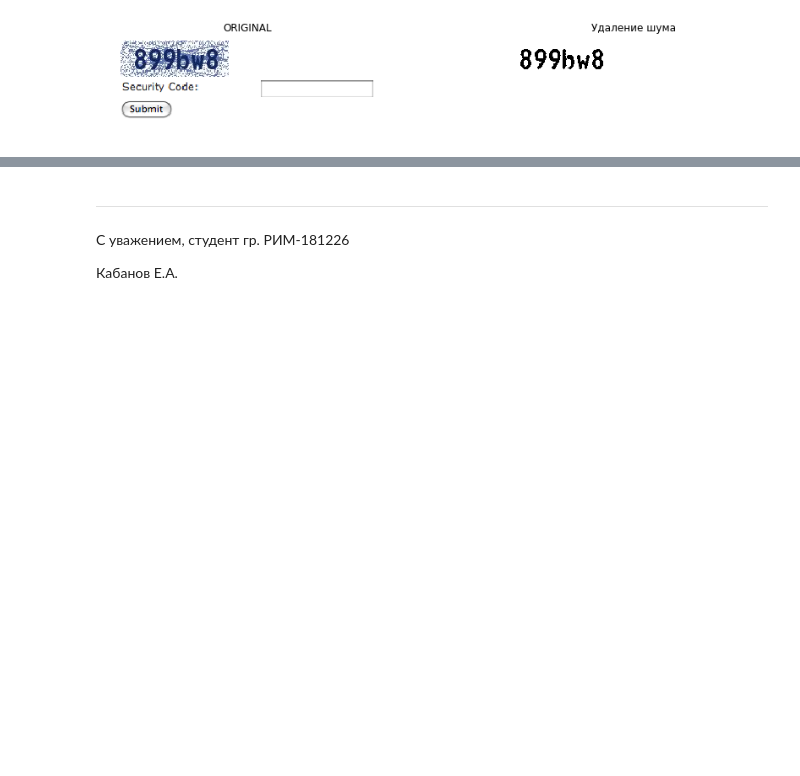
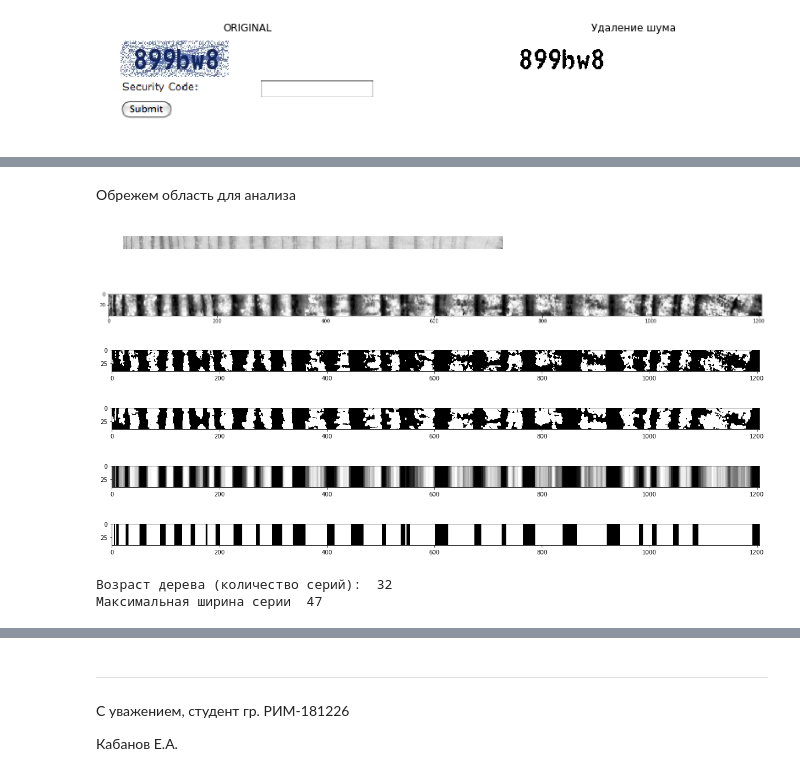
Before and after one commit to ghspbravo/MAPI, a Jupyter notebook: LR4/MAPI-LR4.ipynb, the cells around one changed output, grey strips where cells are left out. Saved outputs shown, nothing was run; the diff lists cells and outputs as text; code cells hidden in the pictures; blank space fills up the shorter version.

```diff
--- a/LR4/MAPI-LR4.ipynb
+++ b/LR4/MAPI-LR4.ipynb
@@ -147,0 +158,47 @@ compare_img(img9, calculate_error(rgb2gray(img9)>0.3, mode='closing'), 'ORIGINAL
+# %% [markdown]
+Обрежем область для анализа
+# %%
+img11_cut = img11[1610:1650, 285:1490]
+img11_cut = img_as_ubyte(img11_cut)
+show_img(img11_cut)
+# %% [output]
+[figure, added]
+# %%
+img11_cut = rank.equalize(img11_cut, selem=disk(30))
+plt.figure(figsize=(20,20))
+imshow(img11_cut)
+plt.show()
+# %% [output]
+[figure, added]
+# %%
+img11_cut = img_as_float(img11_cut>173)
+plt.figure(figsize=(20,20))
+plt.gray()
+plt.imshow(img11_cut)
+plt.show()
+# %% [output]
+[figure, added]
+# %%
+img11_cut = dilation(img11_cut, square(3))
+plt.figure(figsize=(20,20))
+plt.imshow(img11_cut)
+plt.show()
+# %% [output]
+[figure, added]
+# %%
+rows, cols = img11_cut.shape
+line = np.mean(img11_cut, axis = 0)
+img11_cut = np.array([line]*40)
+
+plt.figure(figsize=(20,20))
+plt.imshow(img11_cut)
+plt.show()
+# %% [output]
+[figure, added]
+# %%
+img11_cut = img_as_float(binary_erosion(img11_cut, square(2)))
+plt.figure(figsize=(20,20))
+plt.imshow(img11_cut)
+plt.show()
+# %% [output]
+[figure, added]
@@ -147,0 +229,5 @@ compare_img(img9, calculate_error(rgb2gray(img9)>0.3, mode='closing'), 'ORIGINAL
+# %%
+count_series(line)
+# %% [output]
+Возраст дерева (количество серий):  32
+Максимальная ширина серии  47
```
Also changed, not shown: parts of 5 cells of this notebook.
